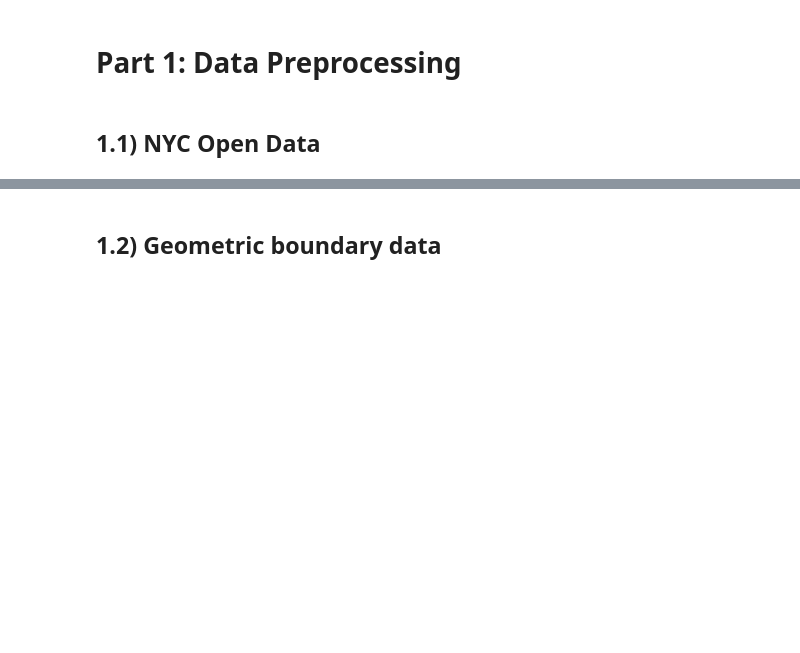
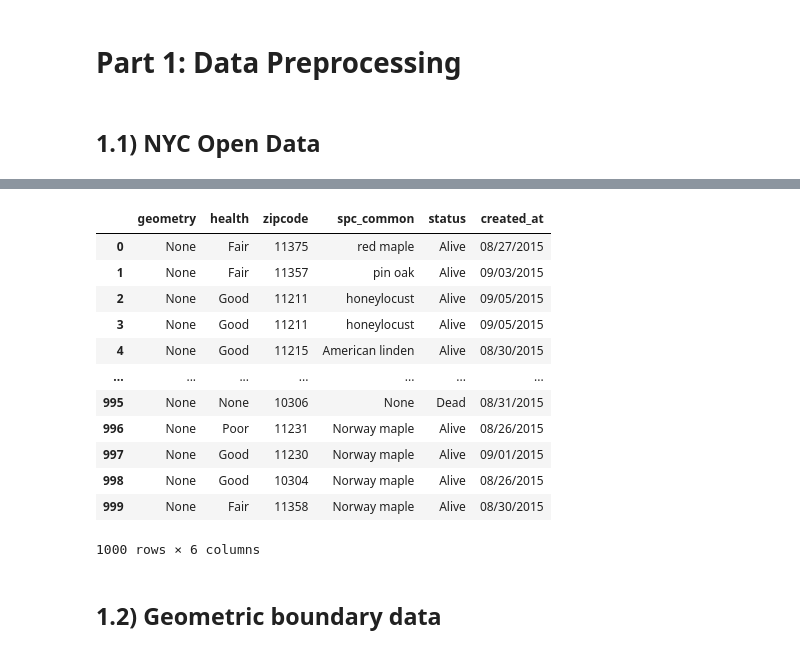
Before and after one commit to sv2744/Tools-for-Analytic-Project, a Jupyter notebook: Final Project.ipynb, the cells around one changed output, grey strips where cells are left out. Drawn from its saved outputs; the diff is of its cells as text; code cells hidden in the pictures; blank space fills up the shorter version.

```diff
--- a/Final Project.ipynb
+++ b/Final Project.ipynb
@@ -78,3 +93,19 @@ gdf_tree = gpd.GeoDataFrame.from_features(raw_data_tree['features'])
+# %%
+gdf_tree
+# %% [output]
+|  | geometry | health | zipcode | spc_common | status | created_at |
+| 0 | None | Fair | 11375 | red maple | Alive | 08/27/2015 |
+| 1 | None | Fair | 11357 | pin oak | Alive | 09/03/2015 |
+| 2 | None | Good | 11211 | honeylocust | Alive | 09/05/2015 |
+| 3 | None | Good | 11211 | honeylocust | Alive | 09/05/2015 |
+| 4 | None | Good | 11215 | American linden | Alive | 08/30/2015 |
+| ... | ... | ... | ... | ... | ... | ... |
+| 995 | None | None | 10306 | None | Dead | 08/31/2015 |
+| 996 | None | Poor | 11231 | Norway maple | Alive | 08/26/2015 |
+| 997 | None | Good | 11230 | Norway maple | Alive | 09/01/2015 |
+| 998 | None | Good | 10304 | Norway maple | Alive | 08/26/2015 |
+| 999 | None | Fair | 11358 | Norway maple | Alive | 08/30/2015 |
+1000 rows × 6 columns
 # %% [markdown]
 ## 1.2) Geometric boundary data
 # %%
```
Also changed, not shown: parts of 12 cells of this notebook, 1 other file.
